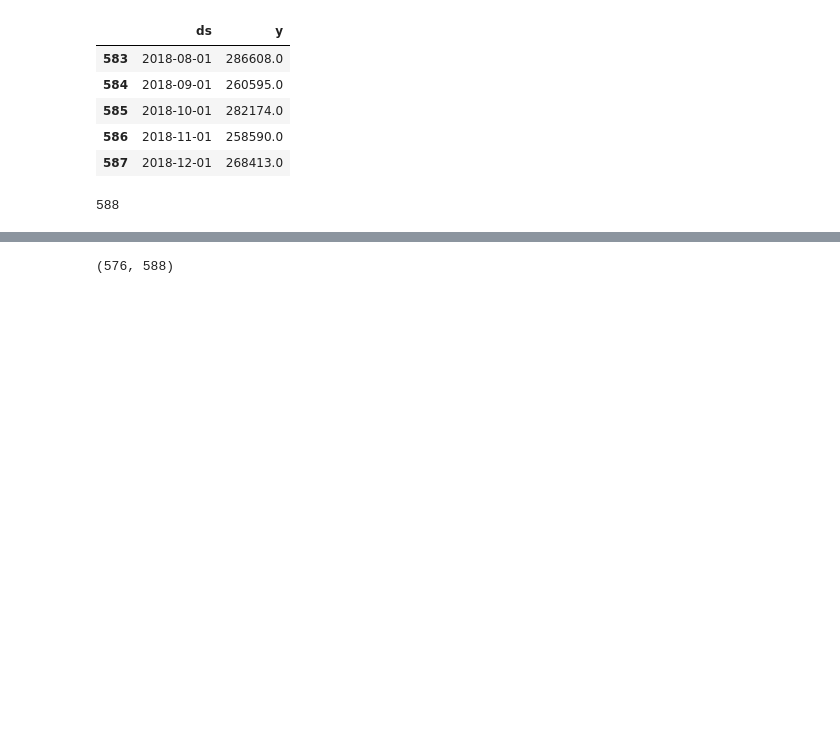
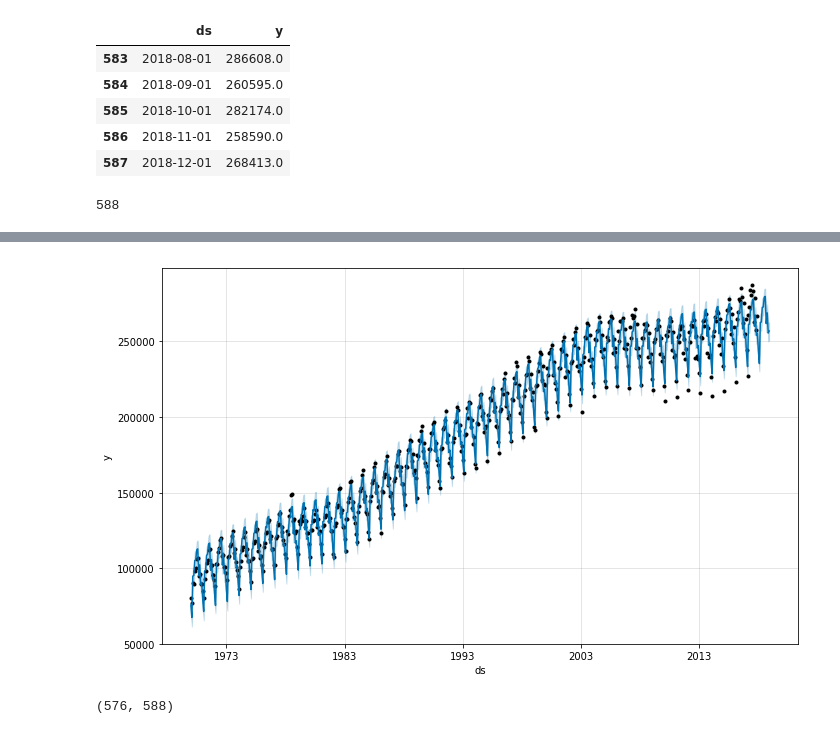
Before and after one commit to mkang32/time-series-analysis, a Jupyter notebook: notebooks/prophet_intro.ipynb, the cells around one changed output, grey strips where cells are left out. Drawn from its saved outputs; the diff is of its cells as text; code cells hidden in the pictures; blank space fills up the shorter version.

```diff
--- a/notebooks/prophet_intro.ipynb
+++ b/notebooks/prophet_intro.ipynb
@@ -170,3 +233,7 @@ forecast.tail()
+# %%
+ax = m.plot(forecast)
+# %% [output]
+[figure, added]
 # %%
 ax = forecast.plot(x='ds', y='yhat', label='Predictions', legend=True, figsize=(10, 5))
 test.plot(x='ds', y='y', label='True Test Data', legend=True, ax=ax)
```
Also changed, not shown: parts of 23 cells of this notebook.
